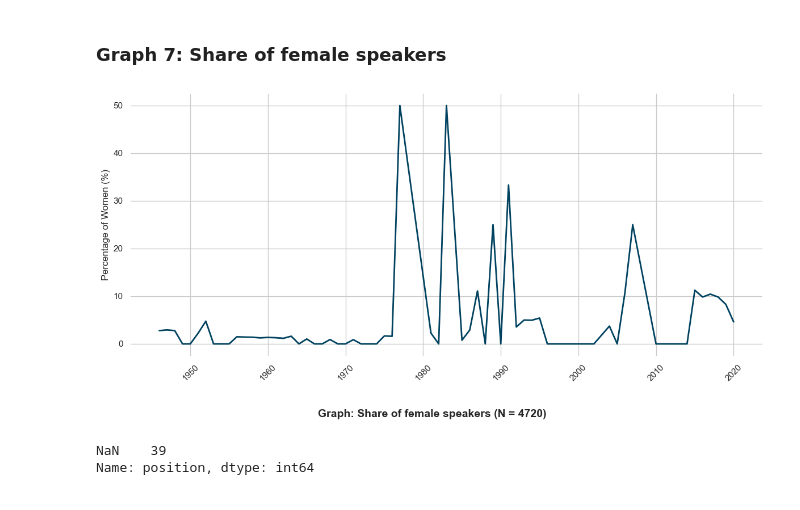
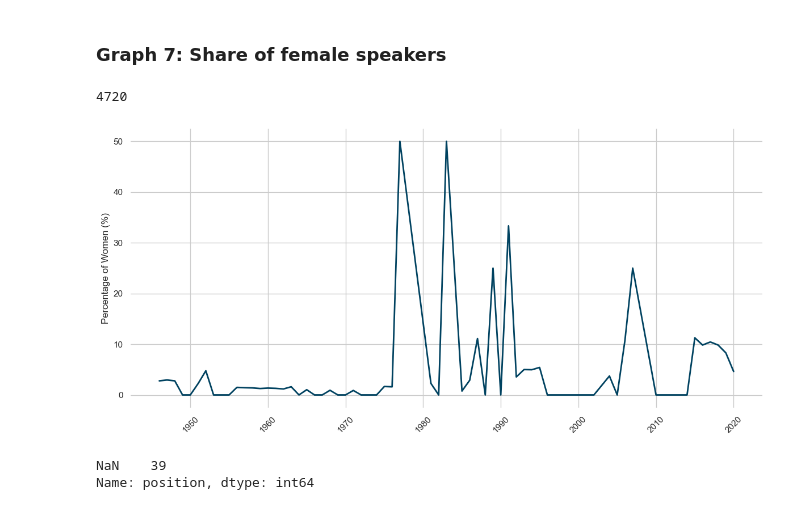
Before and after one commit to SarahFranzen/Emotions_in_the_United_Nations_General_Debates, a Jupyter notebook: 1_descriptives.ipynb, the cells around one changed output. Drawn from its saved outputs; the diff is of its cells as text; code cells hidden in the pictures.

```diff
--- a/1_descriptives.ipynb
+++ b/1_descriptives.ipynb
@@ -213,36 +202,33 @@ plt.show()
 # %%
 # Filter to only 0 and 1 (exclude NaNs)
 df_gender = df_merged[df_merged['gender_dummy'].isin([0, 1])]
 total_n = len(df_gender)
+print(total_n)
 
 # Percentage share of women per year
 female_percent = df_gender.groupby('year')['gender_dummy'].mean() * 100
 
 # Plot
 plt.figure(figsize=(12, 6))
 sns.lineplot(
     x=female_percent.index,
     y=female_percent.values,
     color='#004260',  # z.B. Blau für Frauen
     linewidth=2
 )
 
 plt.xlabel("")
 plt.ylabel("Percentage of Women (%)")
 sns.despine(left=True, right=True, top=True, bottom=True)
 plt.xticks(rotation=45)
 plt.tight_layout()
-plt.subplots_adjust(bottom=0.20)
-plt.figtext(
-    0.5, 0.02,
-    f"Graph: Share of female speakers (N = {total_n})",
-    ha="center", fontsize=14, weight='bold'
-)
+plt.subplots_adjust(bottom=0.15)
 
 plt.savefig(os.path.join(fig_dir, 'female_speakers_percentage_by_year.png'))
 plt.show()
 # %% [output]
+4720
-[figure, old version]
+[figure, new version]
 # %%
 # Count frequency of each position
 position_counts_1946 = df_merged[df_merged['year'] == 1946]['position'].value_counts(dropna=False)
```
Also changed, not shown: parts of 5 cells of this notebook.
